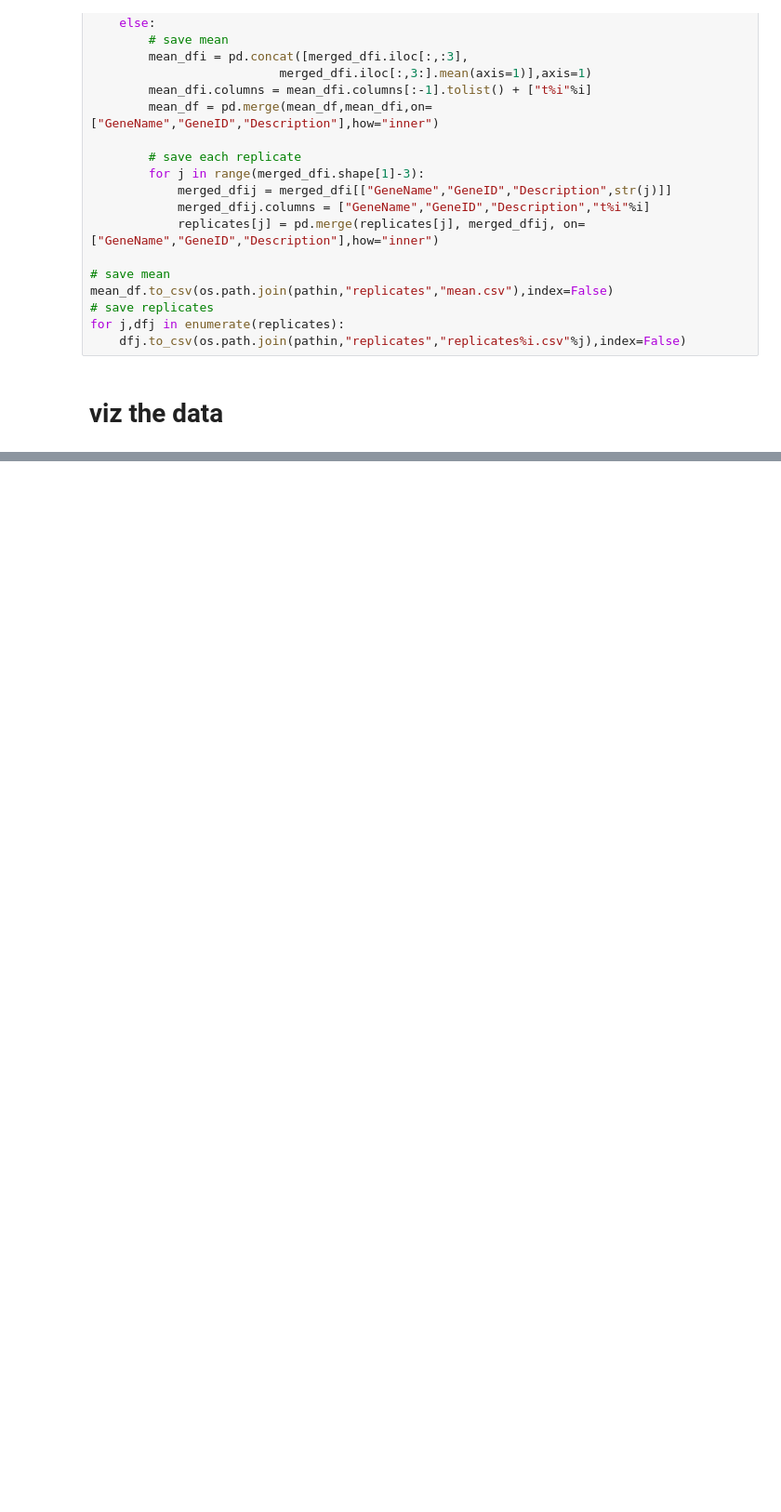
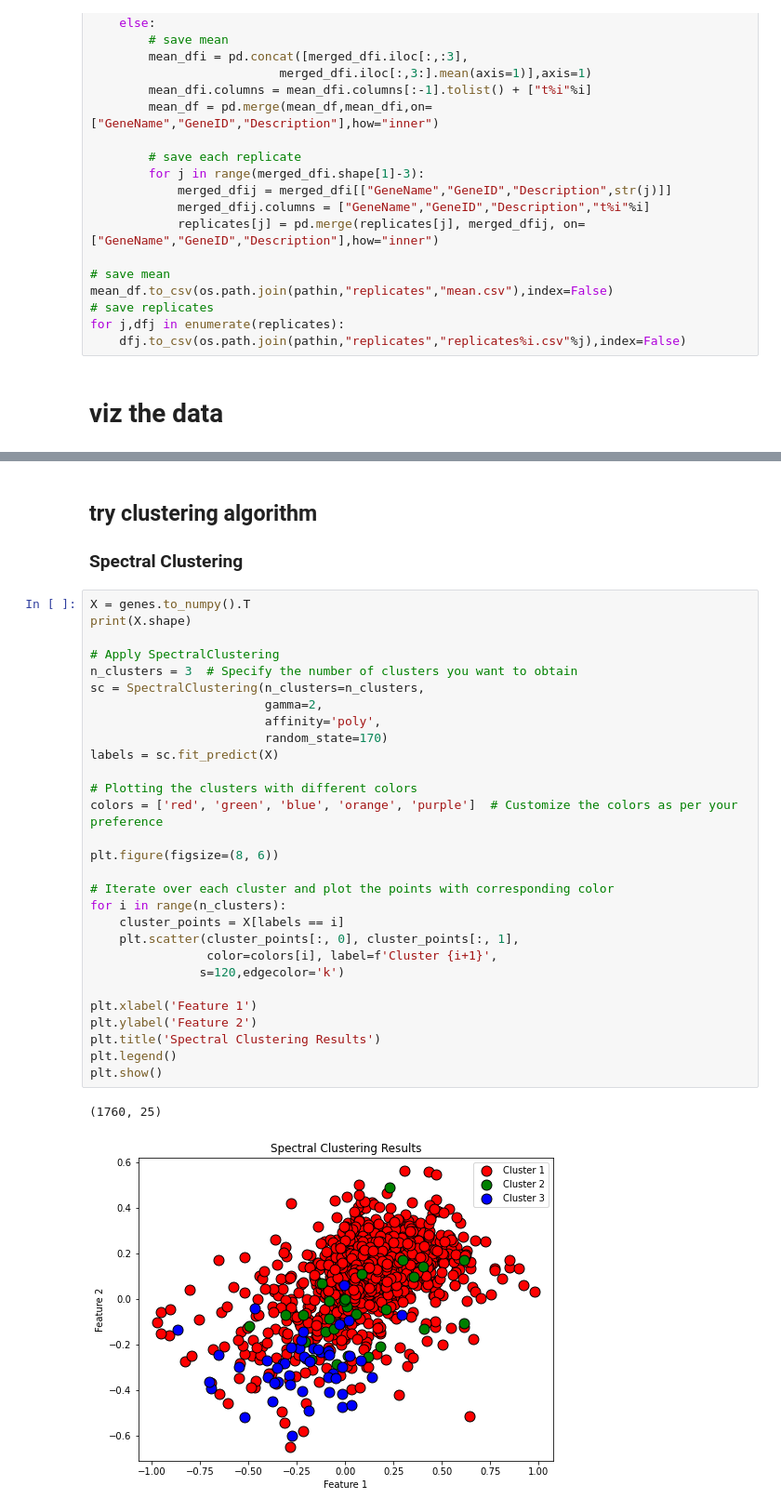
Before and after one commit to ZJLEOWANG3/BayesianTimeSeries, a Jupyter notebook: Toxicogenomics.ipynb, the cells around one changed output, grey strips where cells are left out. Shown at 93% size. Saved outputs shown, nothing was run; the diff lists cells and outputs as text; blank space fills up the shorter version.

```diff
--- a/Toxicogenomics.ipynb
+++ b/Toxicogenomics.ipynb
@@ -134,0 +127,35 @@ plt.legend()
+# %% [markdown]
+## try clustering algorithm
+### Spectral Clustering
+# %%
+X = genes.to_numpy().T
+print(X.shape)
+
+# Apply SpectralClustering
+n_clusters = 3  # Specify the number of clusters you want to obtain
+sc = SpectralClustering(n_clusters=n_clusters,
+                        gamma=2,
+                        affinity='poly',
+                        random_state=170)
+labels = sc.fit_predict(X)
+
+# Plotting the clusters with different colors
+colors = ['red', 'green', 'blue', 'orange', 'purple']  # Customize the colors as per your preference
+
+plt.figure(figsize=(8, 6))
+
+# Iterate over each cluster and plot the points with corresponding color
+for i in range(n_clusters):
+    cluster_points = X[labels == i]
+    plt.scatter(cluster_points[:, 0], cluster_points[:, 1],
+                color=colors[i], label=f'Cluster {i+1}',
+               s=120,edgecolor='k')
+
+plt.xlabel('Feature 1')
+plt.ylabel('Feature 2')
+plt.title('Spectral Clustering Results')
+plt.legend()
+plt.show()
+# %% [output]
+(1760, 25)
+[figure, added]
```
Also changed, not shown: parts of 33 cells of this notebook, 1 other file.
